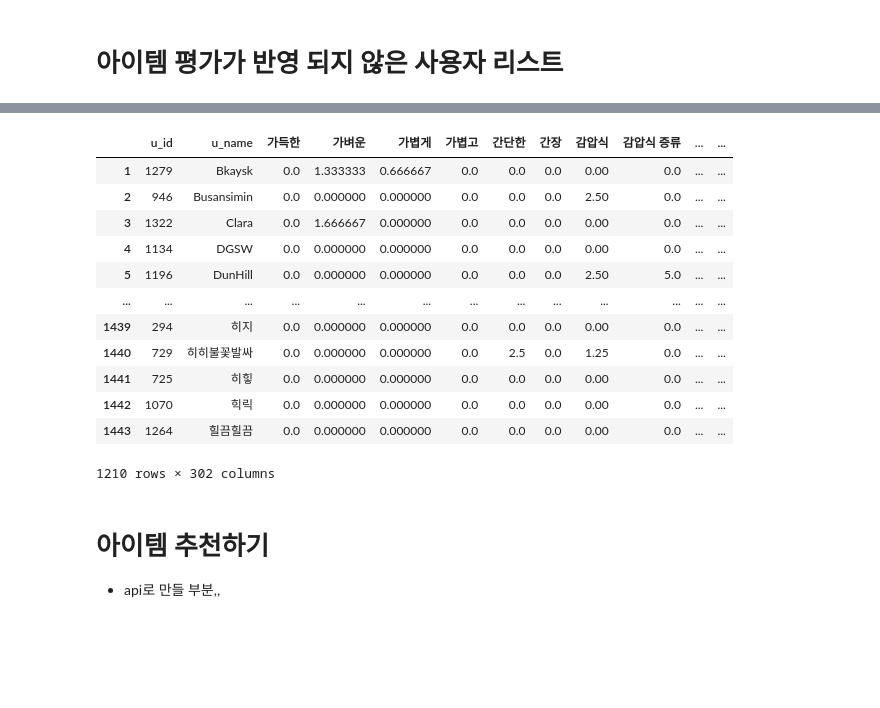
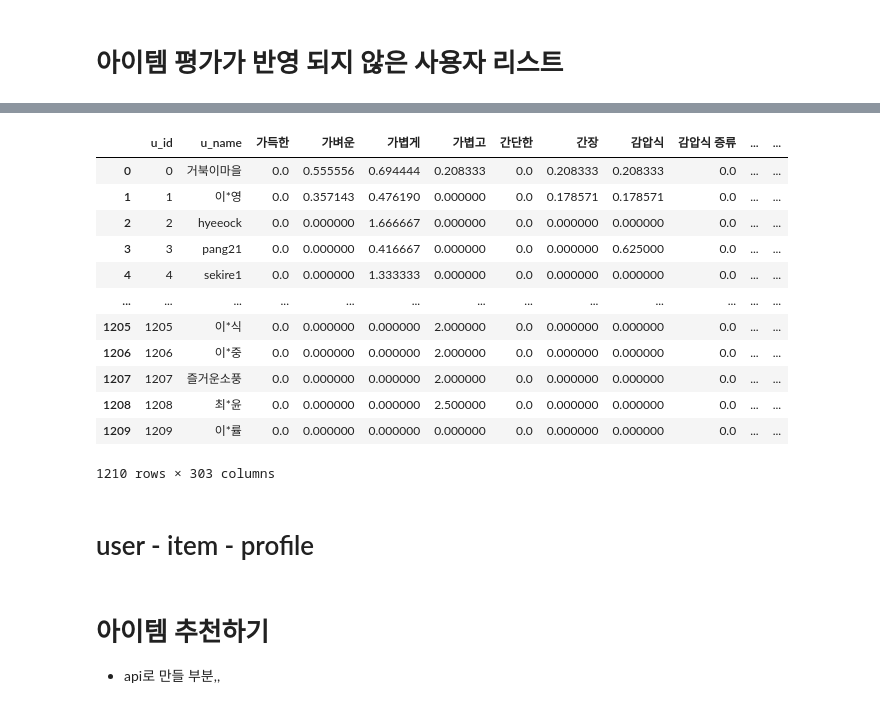
Before and after one commit to Team-alryeoju/alryeoju, a Jupyter notebook: model/profile.ipynb, the cells around one changed output, grey strips where cells are left out. Drawn from its saved outputs; the diff is of its cells as text; code cells hidden in the pictures; blank space fills up the shorter version.

Commit message:
csv는 만들어짐 + profile.ipynb에 유사도 구해서 top15 아이템 아이디 반환하는 것까진 만들어놓음

```diff
--- a/model/profile.ipynb
+++ b/model/profile.ipynb
@@ -3,6 +3,6 @@
 # %%
 import pandas as pd
 # %%
-item_info_demo = pd.read_csv('item_info.csv').drop(columns='Unnamed: 0')
-item_info_demo.info()
+item_info = pd.read_csv('item_info.csv').drop(columns = 'Unnamed: 0')
+item_info
 # %% [output]
@@ -46,4 +21,0 @@ memory usage: 34.7+ KB
-# %%
-item_info = pd.merge(item_info_demo, sool[['price_num', 'link']], left_on = 'id', right_on = 'link', how = 'left').drop(columns='link')
-item_info.to_csv('item_info.csv', encoding='utf8')
-item_info.columns
@@ -183,6 +135,7 @@ item_profile = scaler.transform(term_doc[al_col])
 item_profile = pd.DataFrame(item_profile, columns = al_col)
 item_profile['al_id'] = item_info.id
 item_profile['al_name'] = item_info.alname
+item_profile = pd.merge(item_info[['id', 'degree']], item_profile, left_on = 'id', right_on = 'al_id', how = 'inner').drop(columns='id')
 item_profile.to_csv('item_profile.csv', encoding='utf8')
 item_profile
 # %% [output]
@@ -226,7 +213,7 @@ def tendency(x):
   # 술에 평가한 스코어
   al_score_lst = reviews.loc[reviews.u_id == x].score.to_list()
   # 사용자가 구매한 아이템 수
-  pur_num = users.loc[users.u_id == x].purchase_num
+  pur_num = users.loc[users.u_id == x].purchase_num.values[0]
 
   # 중복 구매하는 아이템이 있음,, for문을 돌려보자
   # 토큰 분포
@@ -235,12 +222,26 @@ def tendency(x):
     a = item_profile.loc[item_profile.al_id == al_id][al_col] * al_score
     token_dist = token_dist.append(a, ignore_index=True)
 
-  return token_dist.sum(axis = 0)/pur_num.values
+  return token_dist.sum(axis = 0)/pur_num
 
 
+def degree_mean(x):
+  # 사용자가 마신 술 아이디 리스트
+  al_id_lst = reviews.loc[reviews.u_id == x].al_id.to_list()
+  # 사용자가 구매한 아이템 수
+  pur_num = users.loc[users.u_id == x].purchase_num.values[0]
+
+  # 알콜 농도
+  total = 0
+  for idx, al_id in enumerate(al_id_lst):
+    total += float(item_profile.loc[item_profile.al_id == al_id].degree.values[0])
+
+  return total/pur_num
 
 demo = users[['u_id', 'u_name']]
 demo[al_col] = demo.u_id.apply(tendency)
+demo['degree'] = demo.u_id.apply(degree_mean)
+demo.head()
 # %% [output]
 A value is trying to be set on a copy of a slice from a DataFrame.
 Try using .loc[row_indexer,col_indexer] = value instead
@@ -271,19 +268,19 @@ demo.loc[demo.total == 0]
 # %%
 # 리뷰 없는 사용자 제외
-user_profile = demo.loc[~demo.u_id.isin(no_reviewer_uid)][['u_id', 'u_name'] + al_col]
+user_profile = demo.loc[~demo.u_id.isin(no_reviewer_uid)][['u_id', 'u_name'] + al_col+['degree']]
 user_profile.to_csv('user_profile.csv', encoding='utf8')
 user_profile
 # %% [output]
 |  | u_id | u_name | 가득한 | 가벼운 | 가볍게 | 가볍고 | 간단한 | 간장 | 감압식 | 감압식 증류 | ... | ... |
-| 1 | 1279 | Bkaysk | 0.0 | 1.333333 | 0.666667 | 0.0 | 0.0 | 0.0 | 0.00 | 0.0 | ... | ... |
-| 2 | 946 | Busansimin | 0.0 | 0.000000 | 0.000000 | 0.0 | 0.0 | 0.0 | 2.50 | 0.0 | ... | ... |
-| 3 | 1322 | Clara | 0.0 | 1.666667 | 0.000000 | 0.0 | 0.0 | 0.0 | 0.00 | 0.0 | ... | ... |
-| 4 | 1134 | DGSW | 0.0 | 0.000000 | 0.000000 | 0.0 | 0.0 | 0.0 | 0.00 | 0.0 | ... | ... |
-| 5 | 1196 | DunHill | 0.0 | 0.000000 | 0.000000 | 0.0 | 0.0 | 0.0 | 2.50 | 5.0 | ... | ... |
+| 0 | 0 | 거북이마을 | 0.0 | 0.555556 | 0.694444 | 0.208333 | 0.0 | 0.208333 | 0.208333 | 0.0 | ... | ... |
+| 1 | 1 | 이*영 | 0.0 | 0.357143 | 0.476190 | 0.000000 | 0.0 | 0.178571 | 0.178571 | 0.0 | ... | ... |
+| 2 | 2 | hyeeock | 0.0 | 0.000000 | 1.666667 | 0.000000 | 0.0 | 0.000000 | 0.000000 | 0.0 | ... | ... |
+| 3 | 3 | pang21 | 0.0 | 0.000000 | 0.416667 | 0.000000 | 0.0 | 0.000000 | 0.625000 | 0.0 | ... | ... |
+| 4 | 4 | sekire1 | 0.0 | 0.000000 | 1.333333 | 0.000000 | 0.0 | 0.000000 | 0.000000 | 0.0 | ... | ... |
 | ... | ... | ... | ... | ... | ... | ... | ... | ... | ... | ... | ... | ... |
-| 1439 | 294 | 히지 | 0.0 | 0.000000 | 0.000000 | 0.0 | 0.0 | 0.0 | 0.00 | 0.0 | ... | ... |
-| 1440 | 729 | 히히불꽃발싸 | 0.0 | 0.000000 | 0.000000 | 0.0 | 2.5 | 0.0 | 1.25 | 0.0 | ... | ... |
-| 1441 | 725 | 히힣 | 0.0 | 0.000000 | 0.000000 | 0.0 | 0.0 | 0.0 | 0.00 | 0.0 | ... | ... |
-| 1442 | 1070 | 힉릭 | 0.0 | 0.000000 | 0.000000 | 0.0 | 0.0 | 0.0 | 0.00 | 0.0 | ... | ... |
-| 1443 | 1264 | 힐끔힐끔 | 0.0 | 0.000000 | 0.000000 | 0.0 | 0.0 | 0.0 | 0.00 | 0.0 | ... | ... |
+| 1205 | 1205 | 이*식 | 0.0 | 0.000000 | 0.000000 | 2.000000 | 0.0 | 0.000000 | 0.000000 | 0.0 | ... | ... |
+| 1206 | 1206 | 이*중 | 0.0 | 0.000000 | 0.000000 | 2.000000 | 0.0 | 0.000000 | 0.000000 | 0.0 | ... | ... |
+| 1207 | 1207 | 즐거운소풍 | 0.0 | 0.000000 | 0.000000 | 2.000000 | 0.0 | 0.000000 | 0.000000 | 0.0 | ... | ... |
+| 1208 | 1208 | 최*윤 | 0.0 | 0.000000 | 0.000000 | 2.500000 | 0.0 | 0.000000 | 0.000000 | 0.0 | ... | ... |
+| 1209 | 1209 | 이*률 | 0.0 | 0.000000 | 0.000000 | 0.000000 | 0.0 | 0.000000 | 0.000000 | 0.0 | ... | ... |
-1210 rows × 302 columns
+1210 rows × 303 columns
@@ -290,3 +289,5 @@ user_profile
+# %% [markdown]
+# user - item - profile
 # %% [markdown]
 # 아이템 추천하기
 - api로 만들 부분,,
```
Also changed, not shown: parts of 29 cells of this notebook, 6 other files.
